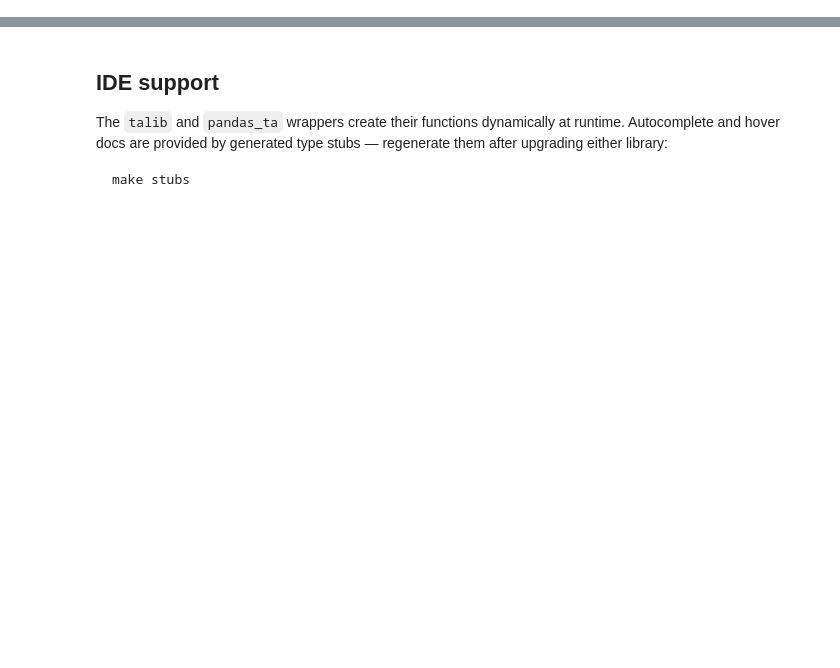
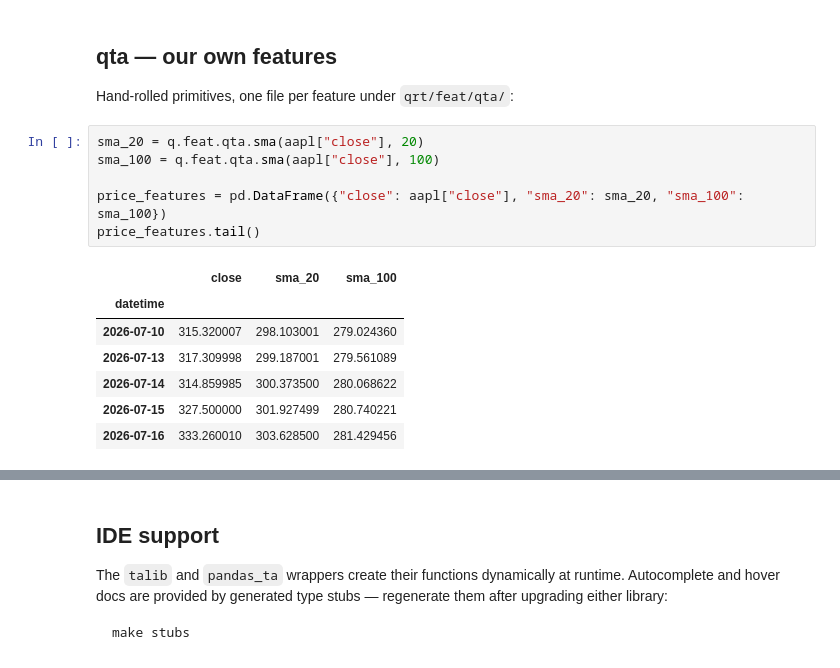
Before and after one commit to quantbert/qrt, a Jupyter notebook: docs/feat.ipynb, the cells around one changed output, grey strips where cells are left out. Drawn from its saved outputs; the diff is of its cells as text; blank space fills up the shorter version.

```diff
--- a/docs/feat.ipynb
+++ b/docs/feat.ipynb
@@ -50,0 +44,18 @@ Outputs keep pandas-ta's parameterised names (e.g. `RSI_14`, `MACD_12_26_9`).
+# %% [markdown]
+## qta — our own features
+
+Hand-rolled primitives, one file per feature under `qrt/feat/qta/`:
+# %%
+sma_20 = q.feat.qta.sma(aapl["close"], 20)
+sma_100 = q.feat.qta.sma(aapl["close"], 100)
+
+price_features = pd.DataFrame({"close": aapl["close"], "sma_20": sma_20, "sma_100": sma_100})
+price_features.tail()
+# %% [output]
+|  | close | sma_20 | sma_100 |
+| datetime |  |  |  |
+| 2026-07-10 | 315.320007 | 298.103001 | 279.024360 |
+| 2026-07-13 | 317.309998 | 299.187001 | 279.561089 |
+| 2026-07-14 | 314.859985 | 300.373500 | 280.068622 |
+| 2026-07-15 | 327.500000 | 301.927499 | 280.740221 |
+| 2026-07-16 | 333.260010 | 303.628500 | 281.429456 |
```
Also changed, not shown: parts of 14 cells of this notebook, 16 other files.
